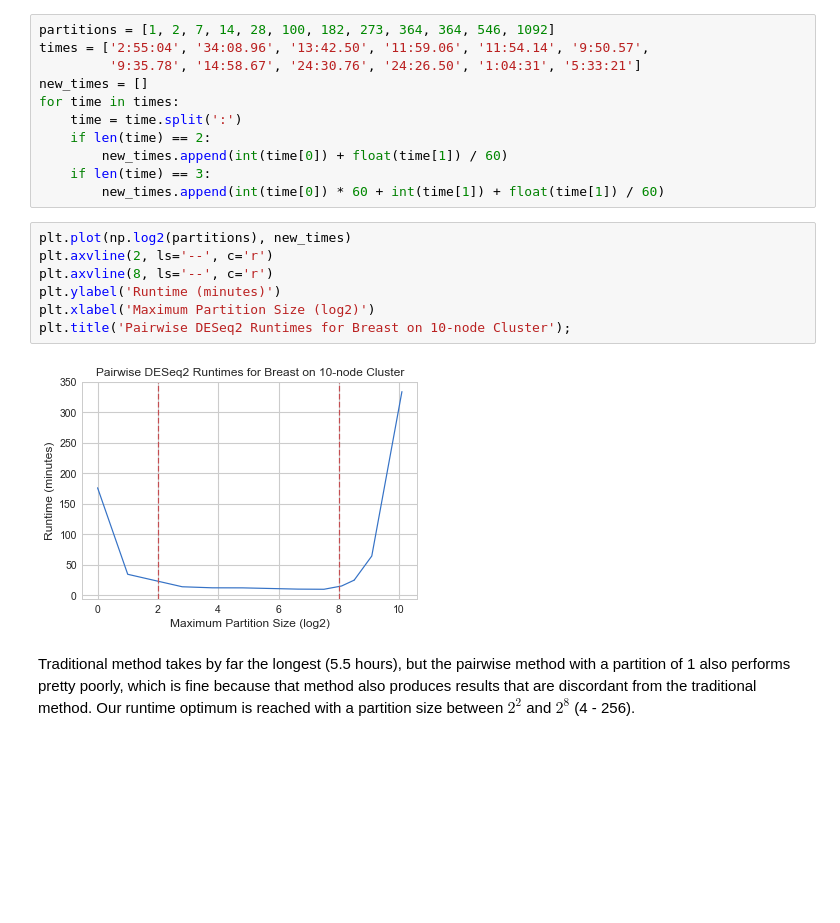
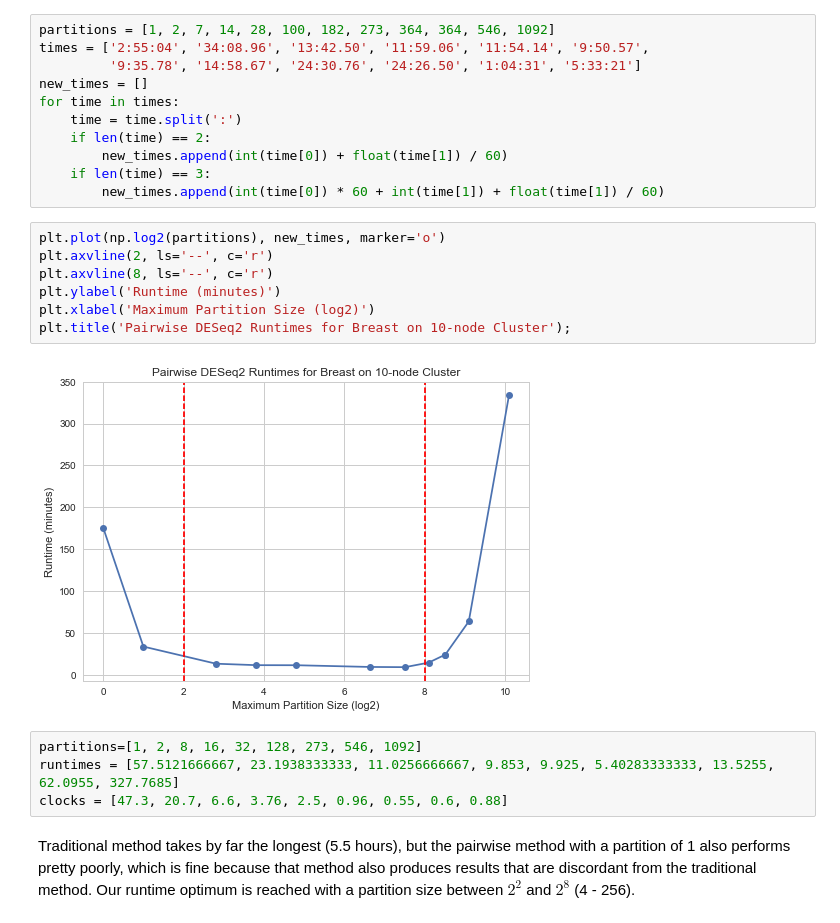
Before and after one commit to jvivian/rnaseq-recompute-analysis, a Jupyter notebook: notebooks/ranked_correlation/Pairwise-DESeq2-Partition-Method-and-Concordance.ipynb, the cells around one changed output. Cells and saved outputs as stored; diff of their text form; blank space fills up the shorter version.

```diff
--- a/notebooks/ranked_correlation/Pairwise-DESeq2-Partition-Method-and-Concordance.ipynb
+++ b/notebooks/ranked_correlation/Pairwise-DESeq2-Partition-Method-and-Concordance.ipynb
@@ -53,14 +53,18 @@ for time in times:
     if len(time) == 3:
         new_times.append(int(time[0]) * 60 + int(time[1]) + float(time[1]) / 60)
 # %%
-plt.plot(np.log2(partitions), new_times)
+plt.plot(np.log2(partitions), new_times, marker='o')
 plt.axvline(2, ls='--', c='r')
 plt.axvline(8, ls='--', c='r')
 plt.ylabel('Runtime (minutes)')
 plt.xlabel('Maximum Partition Size (log2)')
 plt.title('Pairwise DESeq2 Runtimes for Breast on 10-node Cluster');
 # %% [output]
-[figure, old version]
+[figure, new version]
+# %%
+partitions=[1, 2, 8, 16, 32, 128, 273, 546, 1092]
+runtimes = [57.5121666667, 23.1938333333, 11.0256666667, 9.853, 9.925, 5.40283333333, 13.5255, 62.0955, 327.7685]
+clocks = [47.3, 20.7, 6.6, 3.76, 2.5, 0.96, 0.55, 0.6, 0.88]
 # %% [markdown]
 Traditional method takes by far the longest (5.5 hours), but the pairwise method with a partition of 1 also performs pretty poorly, which is fine because that method also produces results that are discordant from the traditional method. Our runtime optimum is reached with a partition size between $2^2$ and $2^8$ (4 - 256).
 # %% [markdown]
```
Also changed, not shown: parts of 5 cells of this notebook.
